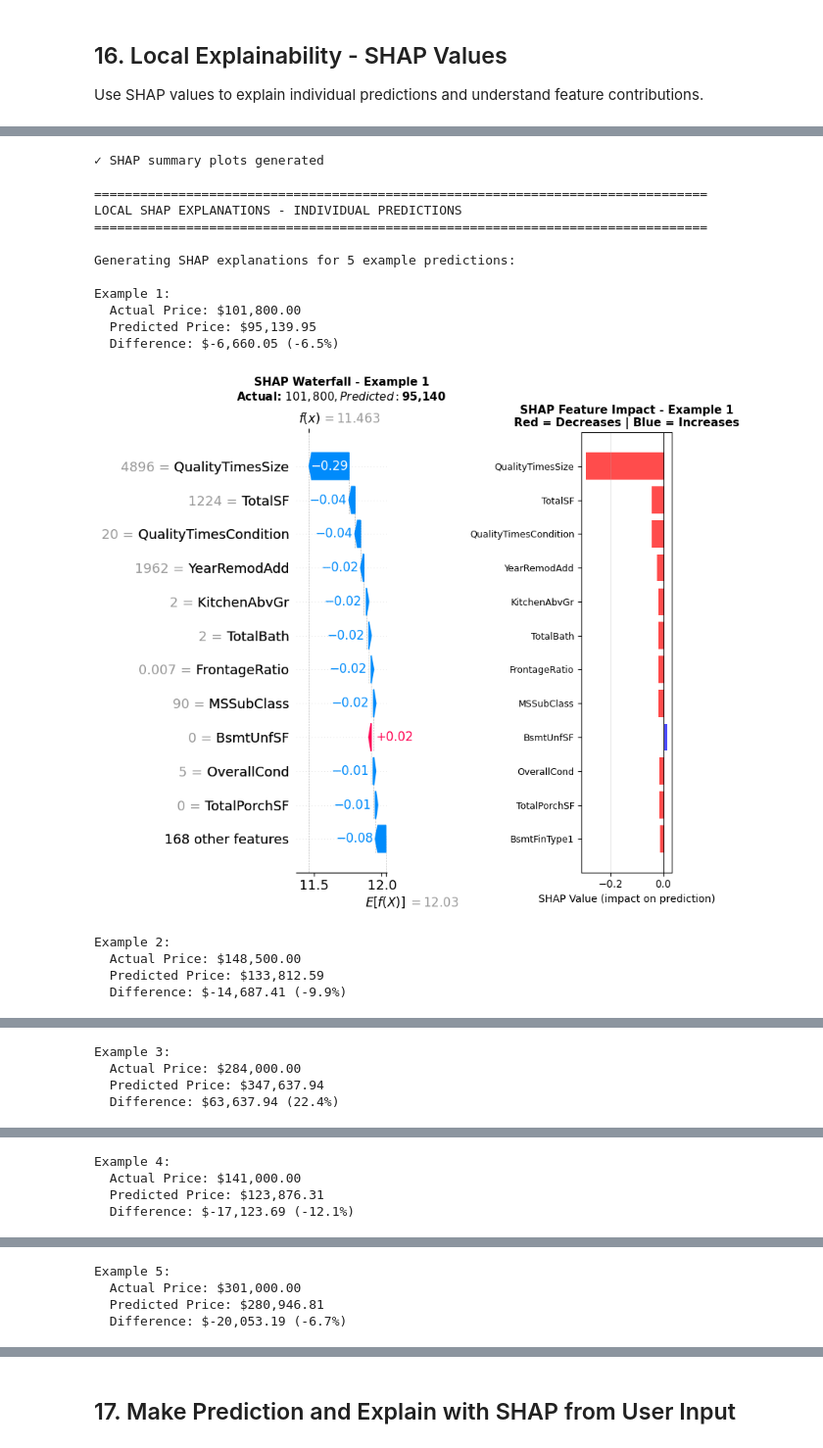
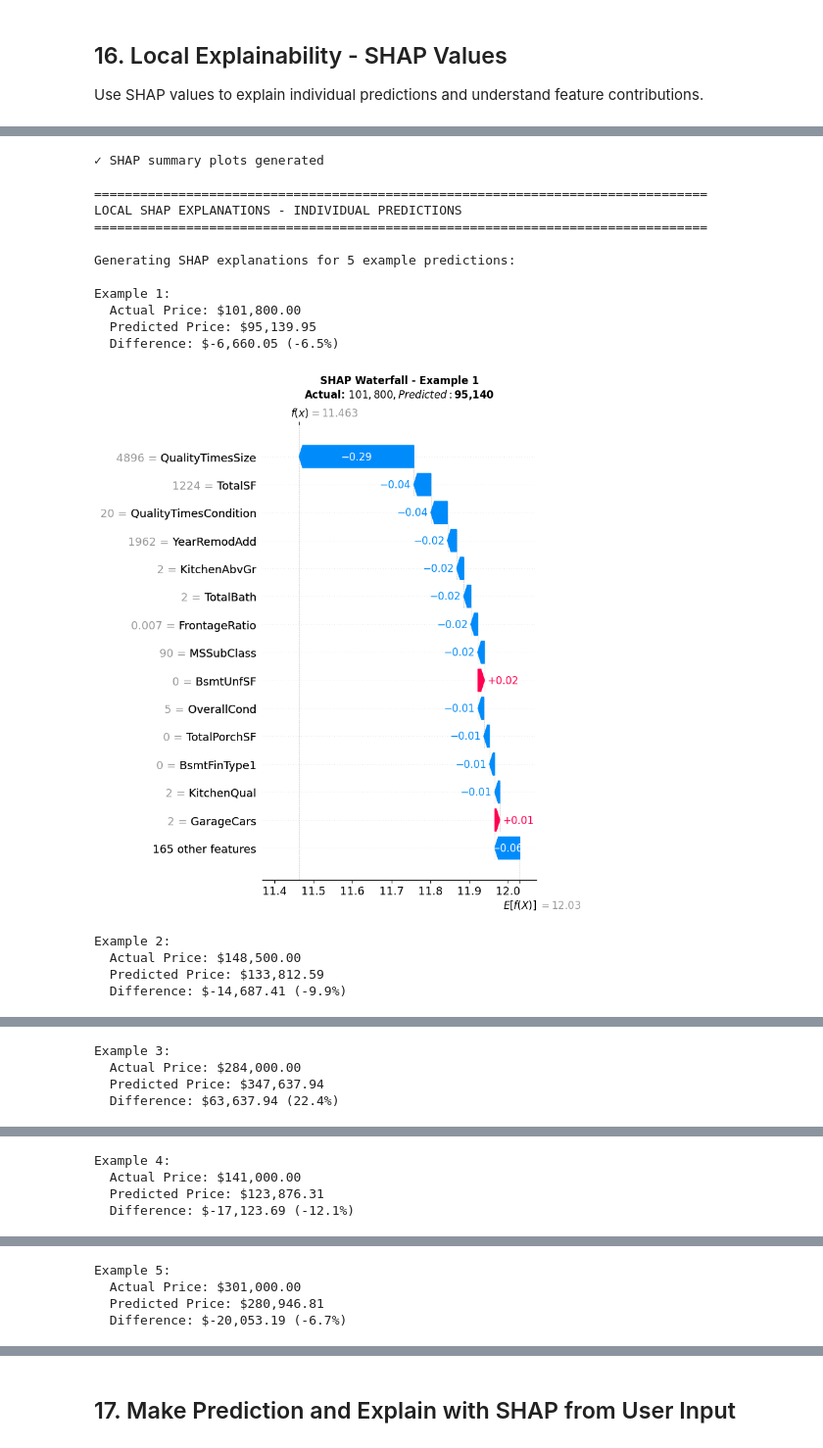
Before and after one commit to hoa2004st/House-Price-in-Ames-Prediction-and-Explaination, a Jupyter notebook: nb3.ipynb, the cells around one changed output, grey strips where cells are left out. Shown at 98% size. Drawn from its saved outputs; the diff is of its cells as text; code cells hidden in the pictures.

```diff
--- a/nb3.ipynb
+++ b/nb3.ipynb
@@ -268,14 +268,14 @@ print(f"SHAP values dtype: {shap_values_xgb.dtype}")
 print("\nGenerating SHAP summary plots...")
 
 # Summary plot - global feature importance (dot plot)
-fig = plt.figure(figsize=(10, 6))
+fig = plt.figure(figsize=(5, 5))
 shap.summary_plot(shap_values_xgb, X_val_sample, show=False)
 plt.title('SHAP Summary Plot - Feature Importance (XGBoost)', fontsize=12, fontweight='bold')
 plt.tight_layout()
 plt.show()
 
 # Bar plot (alternative to violin plot - more reliable)
-fig = plt.figure(figsize=(10, 6))
+fig = plt.figure(figsize=(5, 5))
 shap.summary_plot(shap_values_xgb, X_val_sample, plot_type='bar', show=False)
 plt.title('SHAP Bar Plot - Mean Absolute Feature Impact', fontsize=12, fontweight='bold')
 plt.tight_layout()
@@ -332,7 +332,7 @@ example_original_indices = example_original_indices[:5]
 
 print(f"\nGenerating SHAP explanations for {len(example_indices)} example predictions:")
 
-# Generate plots for all examples (2 plots per example, side by side)
+# Generate waterfall plots for all examples
 for i, (sample_idx, orig_idx) in enumerate(zip(example_indices, example_original_indices)):
     # Use original index to access y_val
     actual_price = np.expm1(y_val.loc[orig_idx])
@@ -345,11 +345,8 @@ for i, (sample_idx, orig_idx) in enumerate(zip(example_indices, example_original
     print(f"  Predicted Price: ${predicted_price:,.2f}")
     print(f"  Difference: ${predicted_price - actual_price:,.2f} ({((predicted_price/actual_price - 1) * 100):.1f}%)")
 
-    # Create figure with 2 subplots side by side
-    fig, axes = plt.subplots(1, 2, figsize=(16, 5))
-
-    # Left plot: Waterfall plot
-    ax1 = axes[0]
+    # Create waterfall plot
+    fig = plt.figure(figsize=(5, 5))
     shap_exp = shap.Explanation(
         values=shap_values_xgb[sample_idx],
         base_values=explainer_xgb.expected_value,
@@ -357,35 +354,9 @@ for i, (sample_idx, orig_idx) in enumerate(zip(example_indices, example_original
         feature_names=X_val_sample.columns.tolist()
     )
 
-    # Use matplotlib to create waterfall plot in subplot
-    plt.sca(ax1)
-    shap.plots.waterfall(shap_exp, show=False, max_display=12)
-    ax1.set_title(f'SHAP Waterfall - Example {i+1}\nActual: ${actual_price:,.0f}, Predicted: ${predicted_price:,.0f}',
-                 fontsize=11, fontweight='bold', pad=10)
-
-    # Right plot: Feature impact bar chart
-    ax2 = axes[1]
-
-    # Get SHAP values for this sample
-    shap_vals = shap_values_xgb[sample_idx]
-    feature_names = X_val_sample.columns.tolist()
-
-    # Sort by absolute SHAP value
-    sorted_indices = np.argsort(np.abs(shap_vals))[-12:]  # Top 12 features
-    sorted_shap = shap_vals[sorted_indices]
-    sorted_features = [feature_names[i] for i in sorted_indices]
-
-    # Create horizontal bar chart
-    colors = ['red' if val < 0 else 'blue' for val in sorted_shap]
-    ax2.barh(range(len(sorted_shap)), sorted_shap, color=colors, alpha=0.7)
-    ax2.set_yticks(range(len(sorted_shap)))
-    ax2.set_yticklabels(sorted_features, fontsize=9)
-    ax2.set_xlabel('SHAP Value (impact on prediction)', fontsize=10)
-    ax2.set_title(f'SHAP Feature Impact - Example {i+1}\nRed = Decreases | Blue = Increases',
-                 fontsize=11, fontweight='bold')
-    ax2.axvline(x=0, color='black', linestyle='-', linewidth=0.8)
-    ax2.grid(axis='x', alpha=0.3)
-
+    shap.plots.waterfall(shap_exp, show=False, max_display=15)
+    plt.title(f'SHAP Waterfall - Example {i+1}\nActual: ${actual_price:,.0f}, Predicted: ${predicted_price:,.0f}',
+             fontsize=12, fontweight='bold', pad=10)
     plt.tight_layout()
     plt.show()
 
@@ -396,17 +367,16 @@ print("="*80)
 print("\n✓ SHAP local explanations generated")
 print("\nKey Insights from SHAP Analysis:")
 print("- Waterfall plots show additive contributions of each feature")
-print("- Bar charts show push (red) and pull (blue) effects on predictions")
 print("- Base value = average model prediction")
 print("- Feature contributions sum to final prediction")
-print("- Model-agnostic: Works for both XGBoost and Elastic Net")
+print("- Red features decrease prediction (negative), green features increase (positive)")
 
 # Create SHAP decision plot for multiple predictions
 print("\n" + "="*80)
 print("SHAP DECISION PLOT - PREDICTION PATHS")
 print("="*80)
 
-plt.figure(figsize=(10, 6))
+plt.figure(figsize=(5, 5))
 shap.decision_plot(
     explainer_xgb.expected_value,
     shap_values_xgb[example_indices],
@@ -425,34 +395,34 @@ print("- Each colored line represents one prediction")
 print("- Y-axis: Cumulative SHAP values (starting from base value)")
 print("- Shows decision path from base prediction to final prediction")
 print("- Reveals which features drive differences between predictions")
 # %% [output]
 ================================================================================
 PREPARING SHAP ANALYSIS
 ================================================================================
 
 Creating SHAP explainer for XGBoost model...
 Calculating SHAP values for 100 validation samples...
 ✓ SHAP values calculated successfully
 SHAP values shape: (100, 179)
 SHAP values type: <class 'numpy.ndarray'>
 SHAP values dtype: float32
 
 Generating SHAP summary plots...
 [figure]
 [figure]
 ✓ SHAP summary plots generated
 
 ================================================================================
 LOCAL SHAP EXPLANATIONS - INDIVIDUAL PREDICTIONS
 ================================================================================
 
 Generating SHAP explanations for 5 example predictions:
 
 Example 1:
   Actual Price: $101,800.00
   Predicted Price: $95,139.95
   Difference: $-6,660.05 (-6.5%)
-[figure, old version]
+[figure, new version]
 Example 2:
   Actual Price: $148,500.00
   Predicted Price: $133,812.59
```
Also changed, not shown: parts of 4 cells of this notebook, 4 other files.
